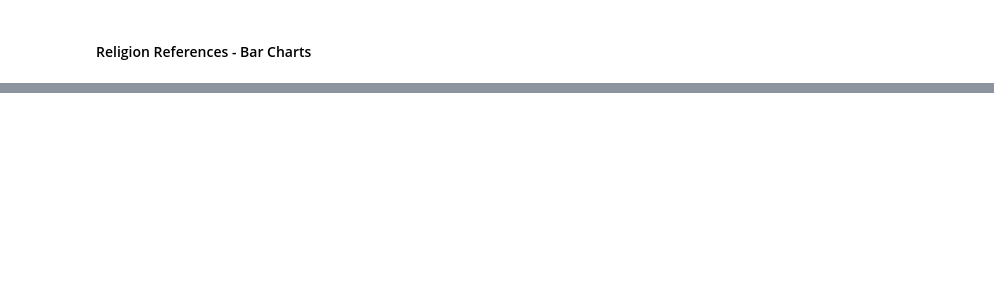
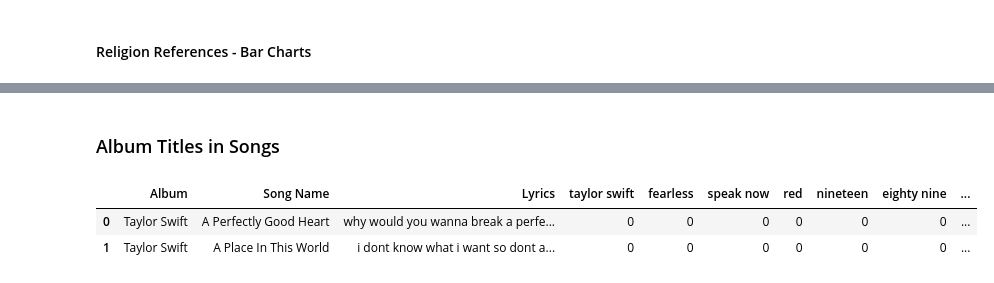
Before and after one commit to jessk816/tswift_lyrics, a Jupyter notebook: p1_lyric_analysis/word_analysis_1.ipynb, the cells around one changed output, grey strips where cells are left out. Cells and saved outputs as stored; diff of their text form; code cells hidden in the pictures; blank space fills up the shorter version.

```diff
--- a/p1_lyric_analysis/word_analysis_1.ipynb
+++ b/p1_lyric_analysis/word_analysis_1.ipynb
@@ -598,0 +570,24 @@ fig.show()
+# %% [markdown]
+### Album Titles in Songs
+# %%
+# create new dataframe to find album titles in songs
+df_album = df[['Album', 'Song Name', 'Lyrics']].copy()
+
+# create list of album title
+# for '1989', 'nineteen' and 'eighty-nine' is accepted
+# for 'Lover', 'lover' and the plural is accepted
+# for 'Midnights', the singular is accepted
+# for 'TTPD', 'poet' and 'poets' is accepted
+album_list = ['taylor swift', 'fearless', 'speak now', ' red ', 'nineteen', 'eighty nine', 'reputation', ' lover ',
+              ' lovers ', 'folklore', 'evermore', 'midnight', 'midnights', 'the tortured poets department', 'poet', 'poets']
+
+# loop through each string in album_list
+# apply find_words function
+for col in album_list:
+    df_album[col] = df_album['Lyrics'].apply(find_words, pattern=col)
+
+df_album.head(2)
+# %% [output]
+|  | Album | Song Name | Lyrics | taylor swift | fearless | speak now | red | nineteen | eighty nine | ... |
+| 0 | Taylor Swift | A Perfectly Good Heart | why would you wanna break a perfe... | 0 | 0 | 0 | 0 | 0 | 0 | ... |
+| 1 | Taylor Swift | A Place In This World | i dont know what i want so dont a... | 0 | 0 | 0 | 0 | 0 | 0 | ... |
```
Also changed, not shown: parts of 20 cells of this notebook, 1 other file.
